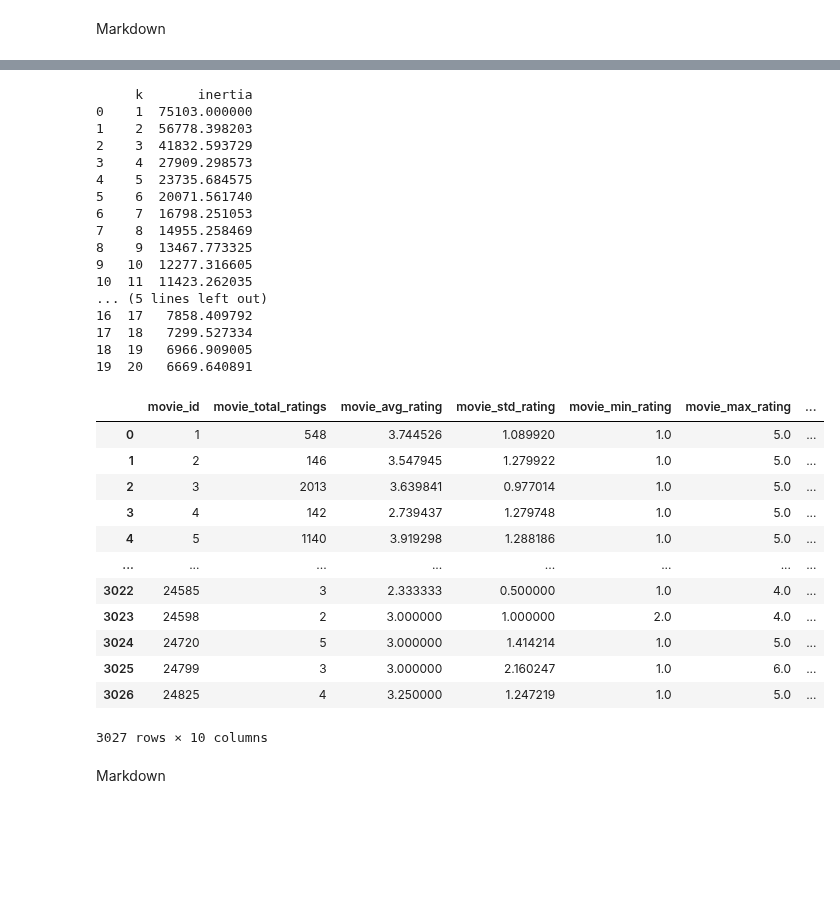
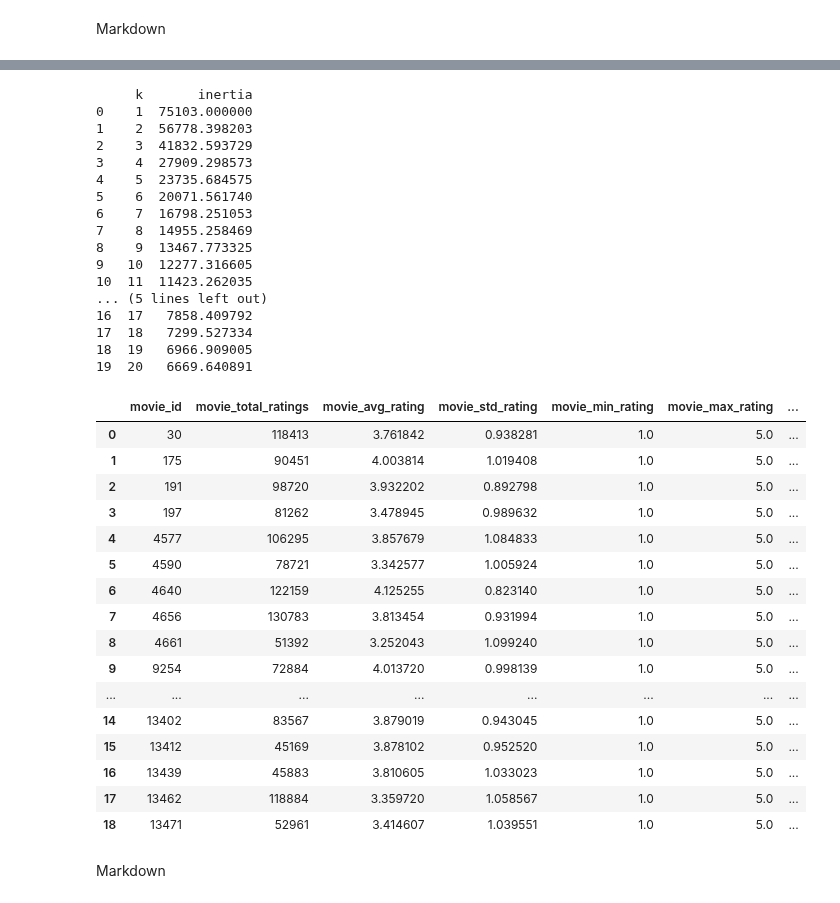
Before and after one commit to MookingSpooker/ROM_AD_Project_321481, a Jupyter notebook: main.ipynb, the cells around one changed output, grey strips where cells are left out. Cells and saved outputs as stored; diff of their text form; code cells hidden in the pictures; blank space fills up the shorter version.

```diff
--- a/main.ipynb
+++ b/main.ipynb
@@ -1336,7 +1336,7 @@ add_new_df('movie_clusters', 'movie_clusters', movies_for_clustering)
 elbow_df = elbow_method(X_scaled, 1, 20)
 print(elbow_df)
 
-small_cluster = movies_for_clustering[movies_for_clustering["cluster_id"] == 2]
+small_cluster = movies_for_clustering[movies_for_clustering["cluster_id"] == 3]
 small_cluster.describe()
 small_cluster.merge(merged[["movie_id", "title"]].drop_duplicates(), on="movie_id")
 # %% [output]
@@ -1352,45 +1352,49 @@ small_cluster.merge(merged[["movie_id", "title"]].drop_duplicates(), on="movie_i
 1           146             2004
 2          2013             1997
 3           142             1994
 4          1140             2004
 cluster_id
 0    4434
 1    3249
 2    3027
 3      19
 Name: count, dtype: int64
 Mapped existing dfs['movie_clusters'] to global 'movie_clusters'
 [figure]
      k       inertia
 0    1  75103.000000
 1    2  56778.398203
 2    3  41832.593729
 3    4  27909.298573
 4    5  23735.684575
 5    6  20071.561740
 6    7  16798.251053
 7    8  14955.258469
 8    9  13467.773325
 9   10  12277.316605
 10  11  11423.262035
 ... (5 lines left out)
 16  17   7858.409792
 17  18   7299.527334
 18  19   6966.909005
 19  20   6669.640891
 |  | movie_id | movie_total_ratings | movie_avg_rating | movie_std_rating | movie_min_rating | movie_max_rating | ... |
-| 0 | 1 | 548 | 3.744526 | 1.089920 | 1.0 | 5.0 | ... |
-| 1 | 2 | 146 | 3.547945 | 1.279922 | 1.0 | 5.0 | ... |
-| 2 | 3 | 2013 | 3.639841 | 0.977014 | 1.0 | 5.0 | ... |
-| 3 | 4 | 142 | 2.739437 | 1.279748 | 1.0 | 5.0 | ... |
-| 4 | 5 | 1140 | 3.919298 | 1.288186 | 1.0 | 5.0 | ... |
+| 0 | 30 | 118413 | 3.761842 | 0.938281 | 1.0 | 5.0 | ... |
+| 1 | 175 | 90451 | 4.003814 | 1.019408 | 1.0 | 5.0 | ... |
+| 2 | 191 | 98720 | 3.932202 | 0.892798 | 1.0 | 5.0 | ... |
+| 3 | 197 | 81262 | 3.478945 | 0.989632 | 1.0 | 5.0 | ... |
+| 4 | 4577 | 106295 | 3.857679 | 1.084833 | 1.0 | 5.0 | ... |
+| 5 | 4590 | 78721 | 3.342577 | 1.005924 | 1.0 | 5.0 | ... |
+| 6 | 4640 | 122159 | 4.125255 | 0.823140 | 1.0 | 5.0 | ... |
+| 7 | 4656 | 130783 | 3.813454 | 0.931994 | 1.0 | 5.0 | ... |
+| 8 | 4661 | 51392 | 3.252043 | 1.099240 | 1.0 | 5.0 | ... |
+| 9 | 9254 | 72884 | 4.013720 | 0.998139 | 1.0 | 5.0 | ... |
 | ... | ... | ... | ... | ... | ... | ... | ... |
-| 3022 | 24585 | 3 | 2.333333 | 0.500000 | 1.0 | 4.0 | ... |
-| 3023 | 24598 | 2 | 3.000000 | 1.000000 | 2.0 | 4.0 | ... |
-| 3024 | 24720 | 5 | 3.000000 | 1.414214 | 1.0 | 5.0 | ... |
-| 3025 | 24799 | 3 | 3.000000 | 2.160247 | 1.0 | 6.0 | ... |
-| 3026 | 24825 | 4 | 3.250000 | 1.247219 | 1.0 | 5.0 | ... |
+| 14 | 13402 | 83567 | 3.879019 | 0.943045 | 1.0 | 5.0 | ... |
+| 15 | 13412 | 45169 | 3.878102 | 0.952520 | 1.0 | 5.0 | ... |
+| 16 | 13439 | 45883 | 3.810605 | 1.033023 | 1.0 | 5.0 | ... |
+| 17 | 13462 | 118884 | 3.359720 | 1.058567 | 1.0 | 5.0 | ... |
+| 18 | 13471 | 52961 | 3.414607 | 1.039551 | 1.0 | 5.0 | ... |
-3027 rows × 10 columns
 # %% [markdown]
 Markdown
 # %%
```
Also changed, not shown: parts of 1 cell of this notebook.
